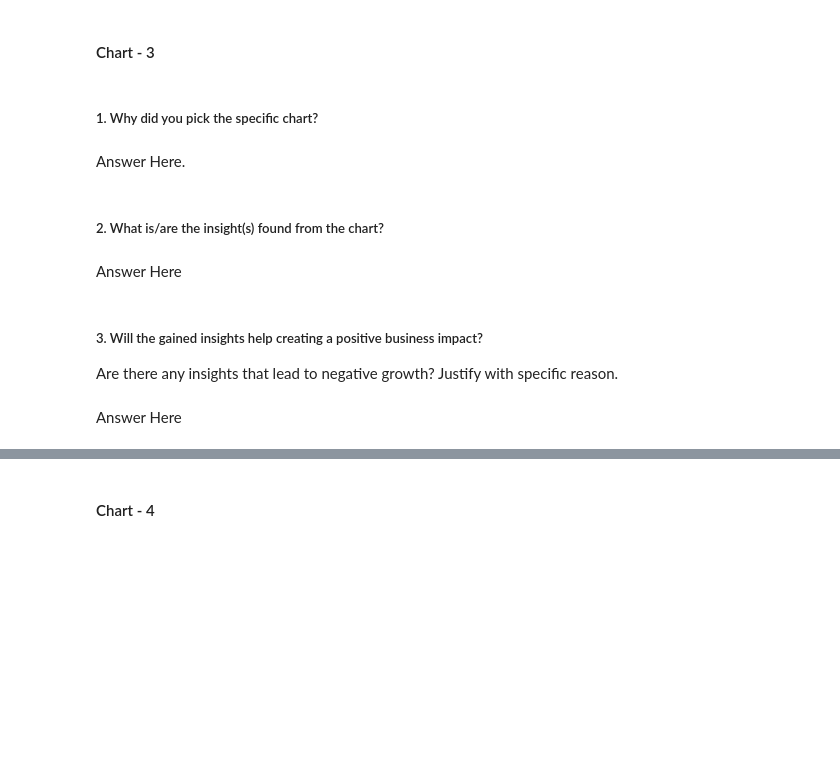
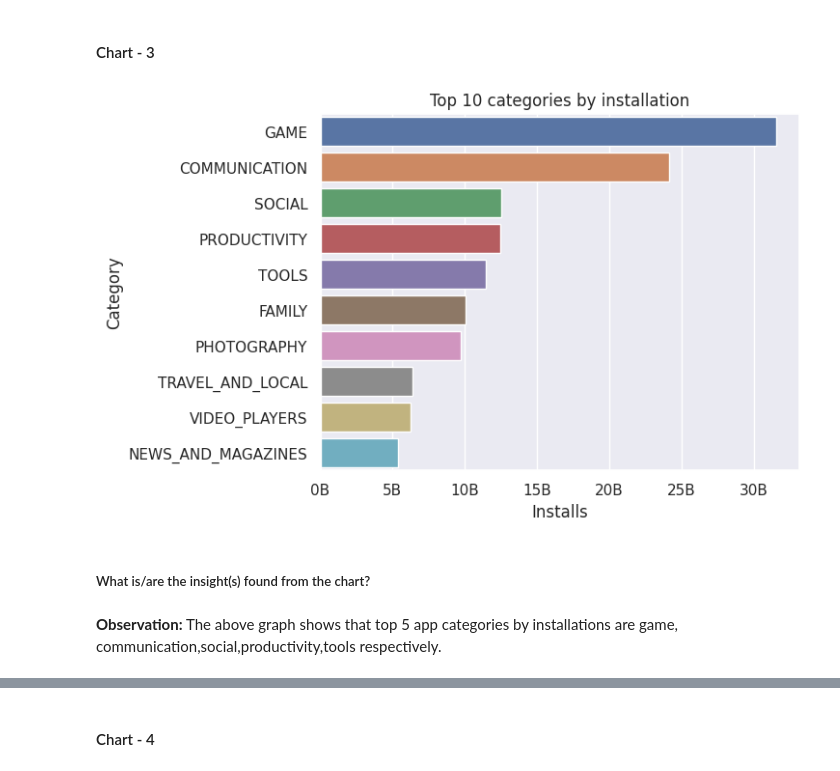
Before and after one commit to Aman811630/-EDA-on-Play-Store-App-Reviews-Data-Sets, a Jupyter notebook: Aman_Singh_EDA_on_Play_Store_App_Review_Dataset_.ipynb, the cells around one changed output, grey strips where cells are left out. Drawn from its saved outputs; the diff is of its cells as text; code cells hidden in the pictures; blank space fills up the shorter version.

```diff
--- a/Aman_Singh_EDA_on_Play_Store_App_Review_Dataset_.ipynb
+++ b/Aman_Singh_EDA_on_Play_Store_App_Review_Dataset_.ipynb
@@ -329,0 +630,3 @@ Answer Here
+# %%
+top10_category=app_df.groupby(['Category']).agg({'Installs':np.sum}).sort_values('Installs',ascending=False)[:10]
+top10_category.sort_values('Installs',ascending=False)
@@ -334,13 +648,14 @@ Answer Here
-# %% [markdown]
-##### 1. Why did you pick the specific chart?
-# %% [markdown]
-Answer Here.
+# %%
+# Top 10 categories by installation
+sns.set(style='darkgrid')
+a=sns.barplot(y=top10_category.index,x='Installs',data=top10_category,orient='h')
+xlabels = ['{:,.0f}'.format(x) + 'B' for x in a.get_xticks()/1000000000]
+a.set_xticklabels(xlabels)
+plt.title('Top 10 categories by installation')
+plt.show()
+# %% [output]
+[figure, added]
 # %% [markdown]
-##### 2. What is/are the insight(s) found from the chart?
+#####  What is/are the insight(s) found from the chart?
-# %% [markdown]
-Answer Here
-# %% [markdown]
-##### 3. Will the gained insights help creating a positive business impact?
-Are there any insights that lead to negative growth? Justify with specific reason.
-# %% [markdown]
-Answer Here
+# %% [markdown]
+**Observation:** The above graph shows that top 5 app categories by installations are game, communication,social,productivity,tools respectively.
```
Also changed, not shown: parts of 142 cells of this notebook.
